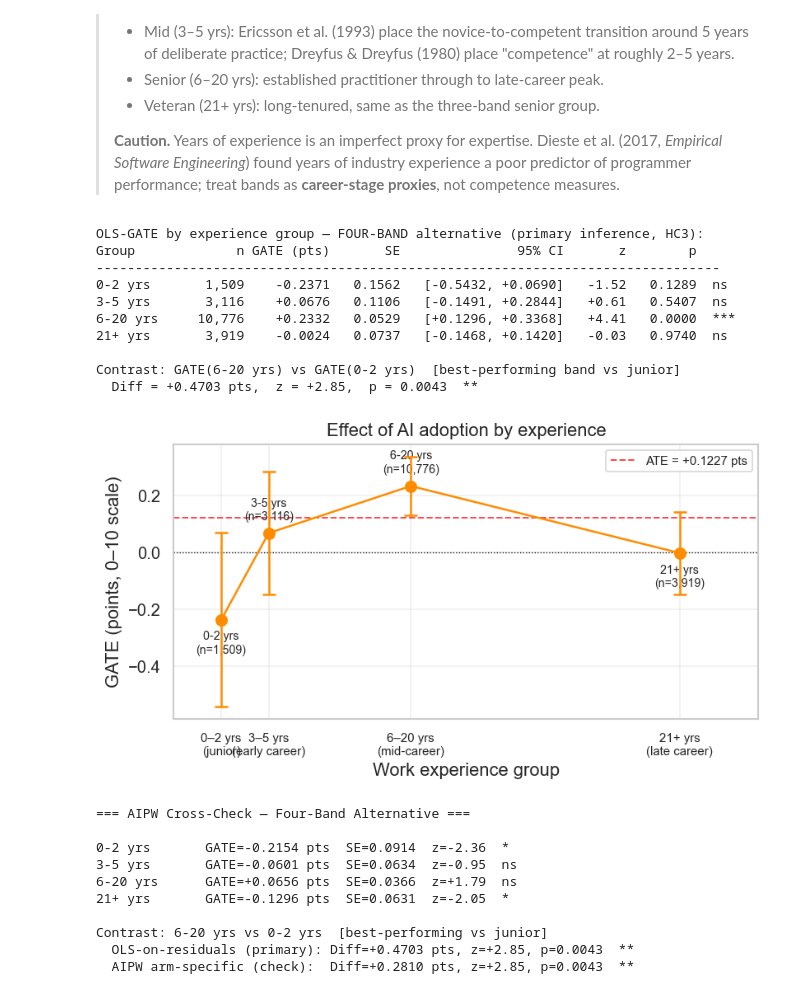
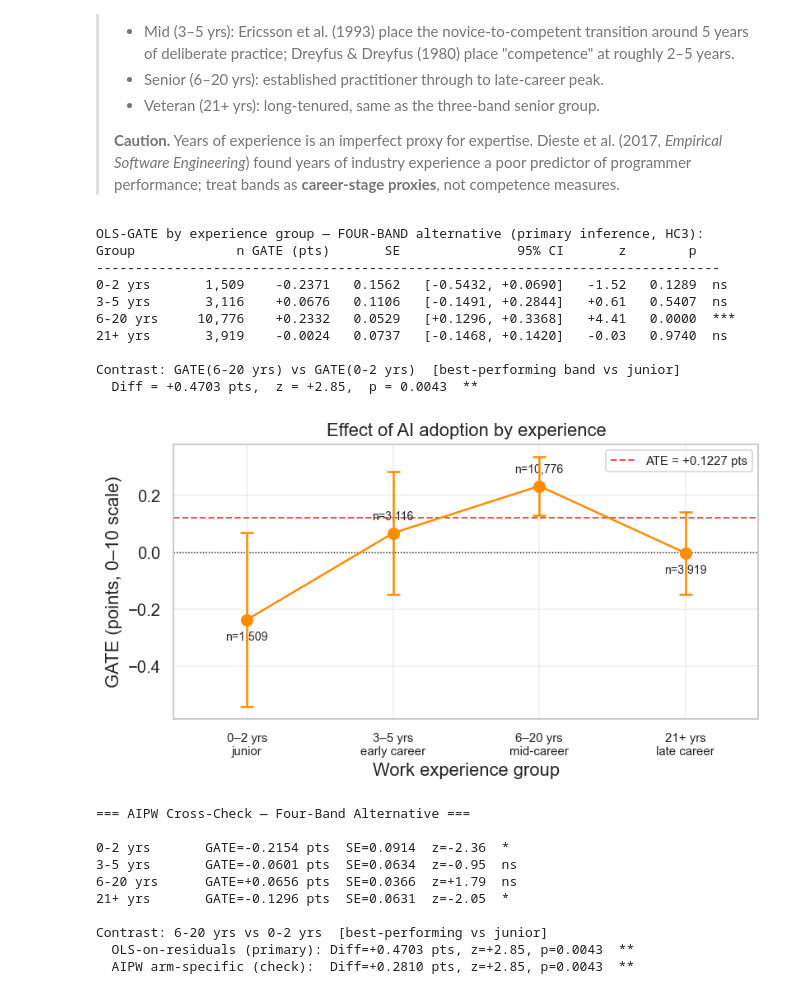
Before and after one commit to SivertIvarhus/Master-Thesis-NOVA-SBE-BA, a Jupyter notebook: notebooks/03-modeling.ipynb, the cells around one changed output. Cells and saved outputs as stored; diff of their text form; code cells hidden in the pictures.

Commit message:
Fix four-band figure x-axis to ordinal spacing (even label distribution)
Co-Authored-By: Claude Sonnet 4.6 <noreply@anthropic.com>

```diff
--- a/notebooks/03-modeling.ipynb
+++ b/notebooks/03-modeling.ipynb
@@ -611,10 +611,10 @@ print()
 print(f"Contrast: GATE({best4_label}) vs GATE(0-2 yrs)  [best-performing band vs junior]")
 print(f"  Diff = {diff4_ols:+.4f} pts,  z = {z4_diff_ols:+.2f},  p = {p4_diff_ols:.4f}  {stars4_ols}")
 
-# ── Connected-dot plot ─────────────────────────────────────────────────────────
+# ── Connected-dot plot (evenly-spaced ordinal x-axis) ─────────────────────────
 fig, ax = plt.subplots(figsize=(7, 4))
 
-x4   = np.array(res_exp4["mid"])
+x4   = np.arange(len(res_exp4))          # 0, 1, 2, 3 — equal spacing
 y4   = res_exp4["gate_ols"].values
 y4lo = res_exp4["ci_lo"].values
 y4hi = res_exp4["ci_hi"].values
@@ -624,43 +624,43 @@ ax.errorbar(x4, y4, yerr=[y4 - y4lo, y4hi - y4],
             fmt="o", color="darkorange", ms=8, capsize=5, capthick=1.5,
             elinewidth=1.5, zorder=4)
 
-for _, row in res_exp4.iterrows():
+for xi, (_, row) in zip(x4, res_exp4.iterrows()):
     offset = 8 if row["gate_ols"] > 0 else -8
     va = "bottom" if row["gate_ols"] > 0 else "top"
-    ax.annotate(f"{row['group']}\n(n={int(row['n']):,})",
-                xy=(row["mid"], row["gate_ols"]),
+    ax.annotate(f"n={int(row['n']):,}",
+                xy=(xi, row["gate_ols"]),
                 xytext=(0, offset), textcoords="offset points",
                 fontsize=8.5, ha="center", va=va)
 
 ax.axhline(0,   color="black", lw=0.8, ls=":")
 ax.axhline(ate, color="red",   lw=1.2, ls="--", alpha=0.7,
            label=f"ATE = {ate:+.4f} pts")
 
 ax.set_xticks(x4)
-ax.set_xticklabels(["0–2 yrs\n(junior)", "3–5 yrs\n(early career)",
-                     "6–20 yrs\n(mid-career)", "21+ yrs\n(late career)"], fontsize=9)
+ax.set_xticklabels(["0–2 yrs\njunior", "3–5 yrs\nearly career",
+                     "6–20 yrs\nmid-career", "21+ yrs\nlate career"], fontsize=9)
 ax.set_xlabel("Work experience group")
 ax.set_ylabel("GATE (points, 0–10 scale)")
 ax.set_title("Effect of AI adoption by experience")
 ax.legend(fontsize=9)
 ax.grid(alpha=0.3)
-ax.set_xlim(-2, 35)
+ax.set_xlim(-0.5, 3.5)
 
 plt.tight_layout()
 plt.savefig(FIGURES / "cate_by_experience_4band.png", dpi=150, bbox_inches="tight")
 plt.show()
 # %% [output]
 OLS-GATE by experience group — FOUR-BAND alternative (primary inference, HC3):
 Group             n GATE (pts)       SE               95% CI       z        p
 --------------------------------------------------------------------------------
 0-2 yrs       1,509    -0.2371   0.1562   [-0.5432, +0.0690]   -1.52   0.1289  ns
 3-5 yrs       3,116    +0.0676   0.1106   [-0.1491, +0.2844]   +0.61   0.5407  ns
 6-20 yrs     10,776    +0.2332   0.0529   [+0.1296, +0.3368]   +4.41   0.0000  ***
 21+ yrs       3,919    -0.0024   0.0737   [-0.1468, +0.1420]   -0.03   0.9740  ns
 
 Contrast: GATE(6-20 yrs) vs GATE(0-2 yrs)  [best-performing band vs junior]
   Diff = +0.4703 pts,  z = +2.85,  p = 0.0043  **
-[figure, old version]
+[figure, new version]
 # %%
 # AIPW cross-check — four-band groups (reuses tau_AIPW_w from 3-band cell above)
 print("=== AIPW Cross-Check — Four-Band Alternative ===\n")
```
